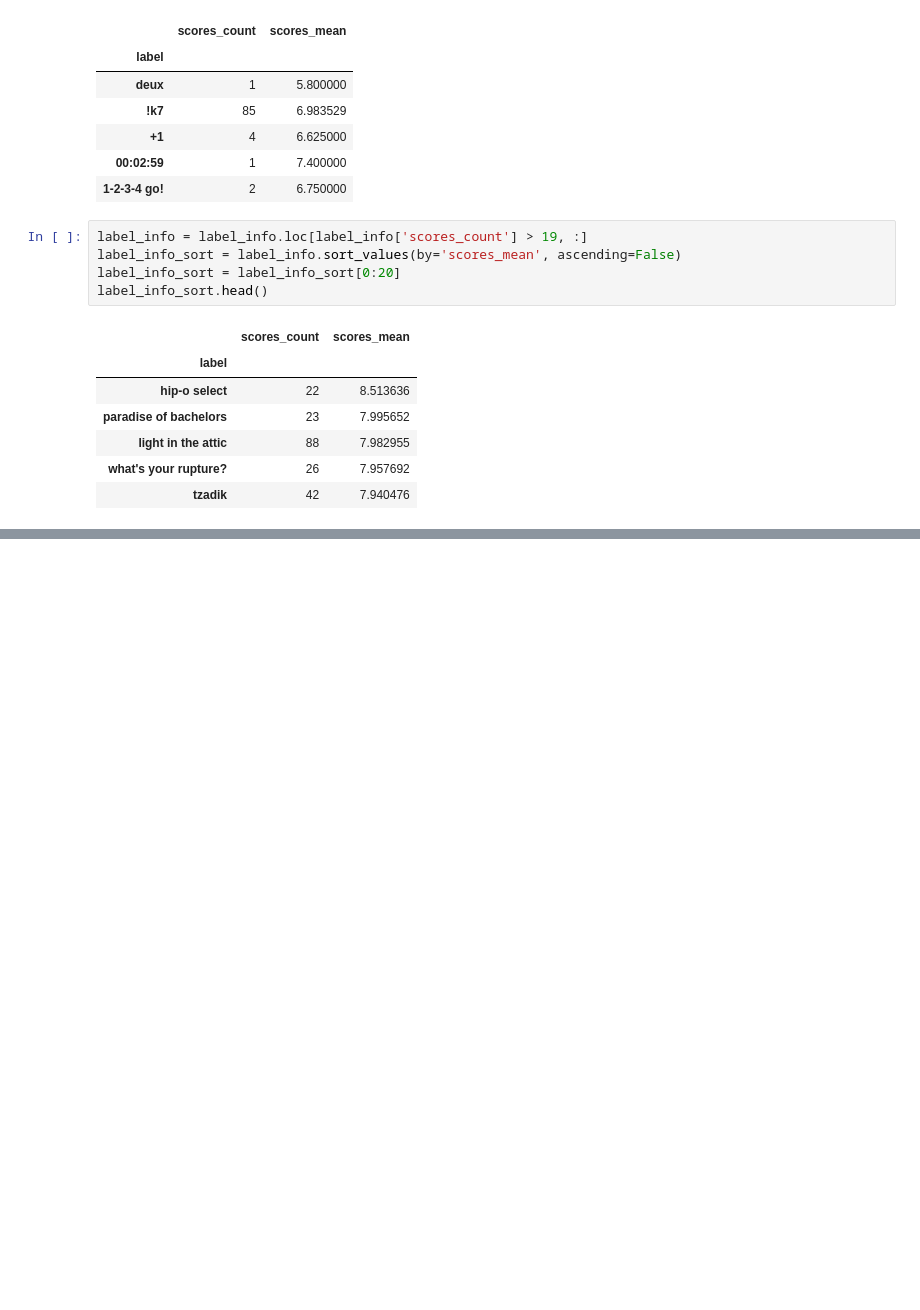
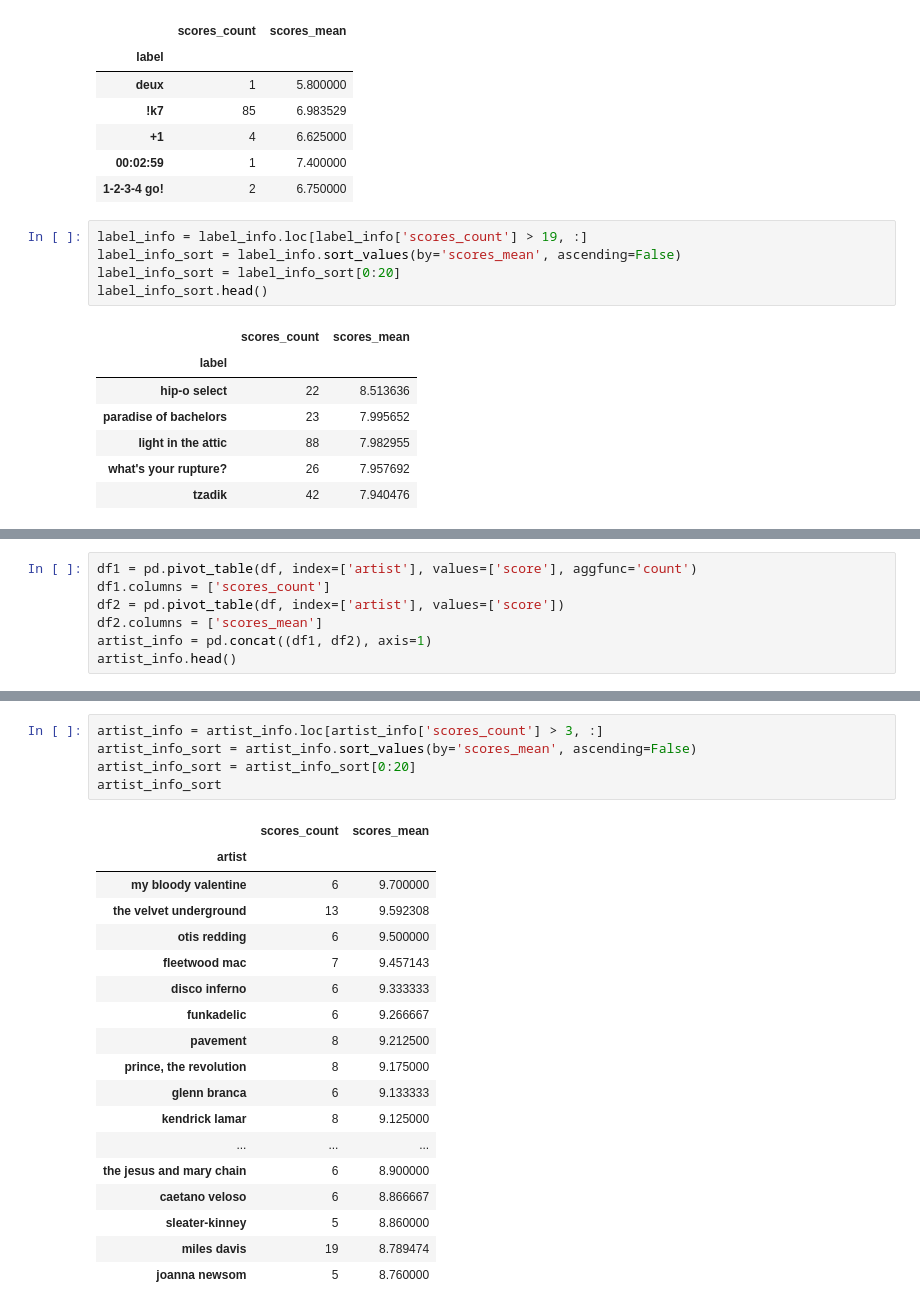
Before and after one commit to MPhillips55/Pitchfork_NLP_Analysis, a Jupyter notebook: Data/Dataset Basic Info.ipynb, the cells around one changed output, grey strips where cells are left out. Saved outputs shown, nothing was run; the diff lists cells and outputs as text; blank space fills up the shorter version.

```diff
--- a/Data/Dataset Basic Info.ipynb
+++ b/Data/Dataset Basic Info.ipynb
@@ -268,0 +278,7 @@ label_info_sort.head()
+# %%
+df1 = pd.pivot_table(df, index=['artist'], values=['score'], aggfunc='count')
+df1.columns = ['scores_count']
+df2 = pd.pivot_table(df, index=['artist'], values=['score'])
+df2.columns = ['scores_mean']
+artist_info = pd.concat((df1, df2), axis=1)
+artist_info.head()
@@ -268,0 +293,24 @@ label_info_sort.head()
+# %%
+artist_info = artist_info.loc[artist_info['scores_count'] > 3, :]
+artist_info_sort = artist_info.sort_values(by='scores_mean', ascending=False)
+artist_info_sort = artist_info_sort[0:20]
+artist_info_sort
+# %% [output]
+|  | scores_count | scores_mean |
+| artist |  |  |
+| my bloody valentine | 6 | 9.700000 |
+| the velvet underground | 13 | 9.592308 |
+| otis redding | 6 | 9.500000 |
+| fleetwood mac | 7 | 9.457143 |
+| disco inferno | 6 | 9.333333 |
+| funkadelic | 6 | 9.266667 |
+| pavement | 8 | 9.212500 |
+| prince, the revolution | 8 | 9.175000 |
+| glenn branca | 6 | 9.133333 |
+| kendrick lamar | 8 | 9.125000 |
+| ... | ... | ... |
+| the jesus and mary chain | 6 | 8.900000 |
+| caetano veloso | 6 | 8.866667 |
+| sleater-kinney | 5 | 8.860000 |
+| miles davis | 19 | 8.789474 |
+| joanna newsom | 5 | 8.760000 |
```
Also changed, not shown: parts of 3 cells of this notebook.
